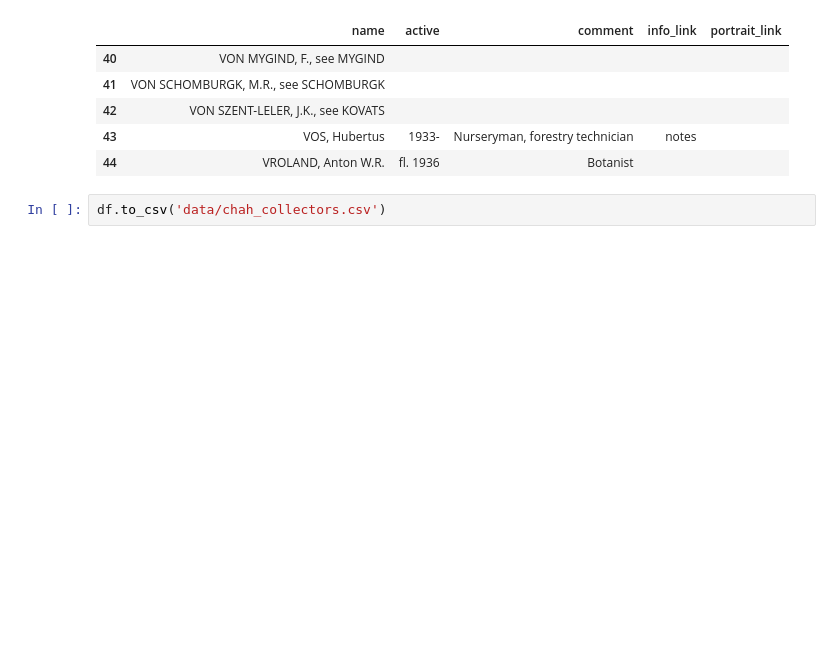
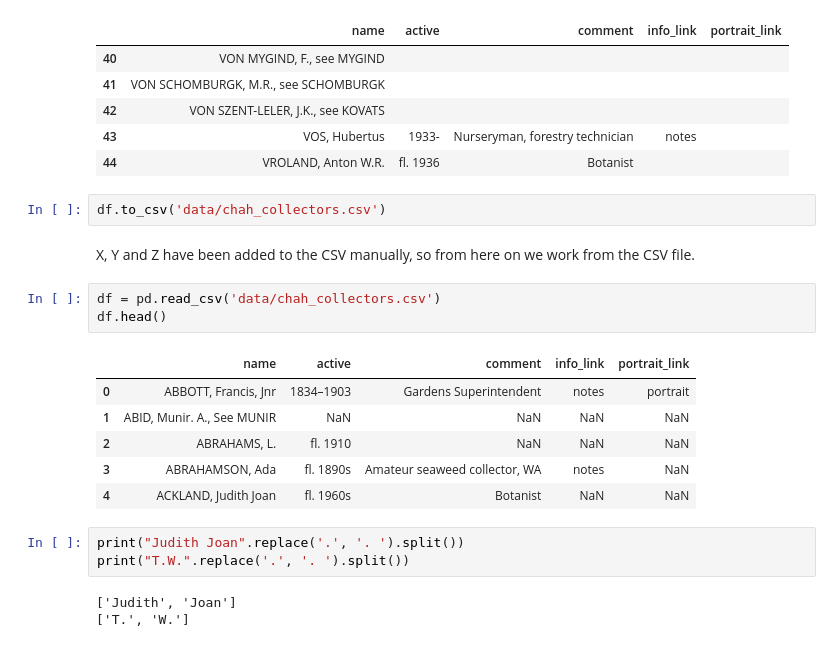
Before and after one commit to nielsklazenga/avh-collectors, a Jupyter notebook: create_chah_collectors_dataset.ipynb, the cells around one changed output. Drawn from its saved outputs; the diff is of its cells as text; blank space fills up the shorter version.

```diff
--- a/create_chah_collectors_dataset.ipynb
+++ b/create_chah_collectors_dataset.ipynb
@@ -70,3 +70,21 @@ df.tail()
 | 44 | VROLAND, Anton W.R. | fl. 1936 | Botanist |  |  |
 # %%
 df.to_csv('data/chah_collectors.csv')
+# %% [markdown]
+X, Y and Z have been added to the CSV manually, so from here on we work from the CSV file.
+# %%
+df = pd.read_csv('data/chah_collectors.csv')
+df.head()
+# %% [output]
+|  | name | active | comment | info_link | portrait_link |
+| 0 | ABBOTT, Francis, Jnr | 1834–1903 | Gardens Superintendent | notes | portrait |
+| 1 | ABID, Munir. A., See MUNIR | NaN | NaN | NaN | NaN |
+| 2 | ABRAHAMS, L. | fl. 1910 | NaN | NaN | NaN |
+| 3 | ABRAHAMSON, Ada | fl. 1890s | Amateur seaweed collector, WA | notes | NaN |
+| 4 | ACKLAND, Judith Joan | fl. 1960s | Botanist | NaN | NaN |
+# %%
+print("Judith Joan".replace('.', '. ').split())
+print("T.W.".replace('.', '. ').split())
+# %% [output]
+['Judith', 'Joan']
+['T.', 'W.']
```
Also changed, not shown: parts of 1 cell of this notebook, 5 other files.
